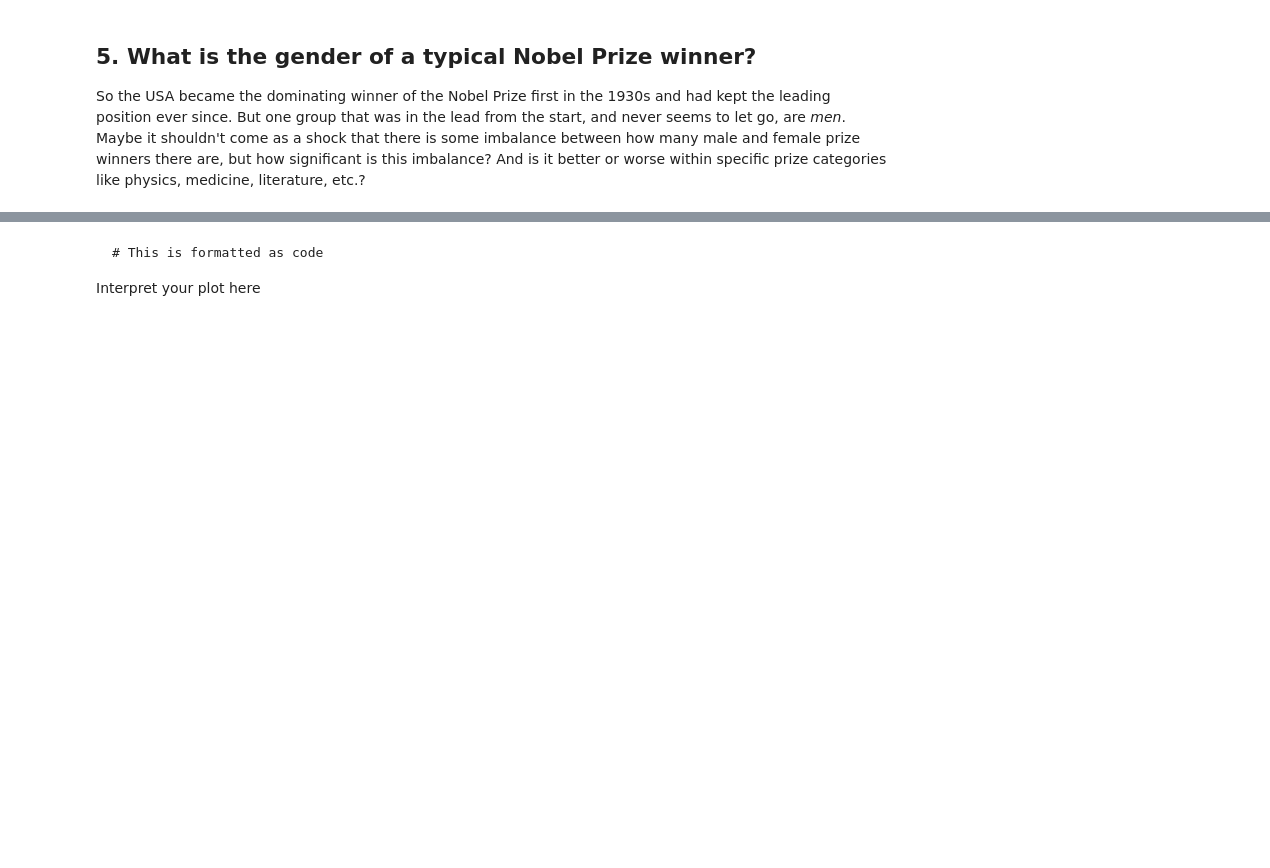
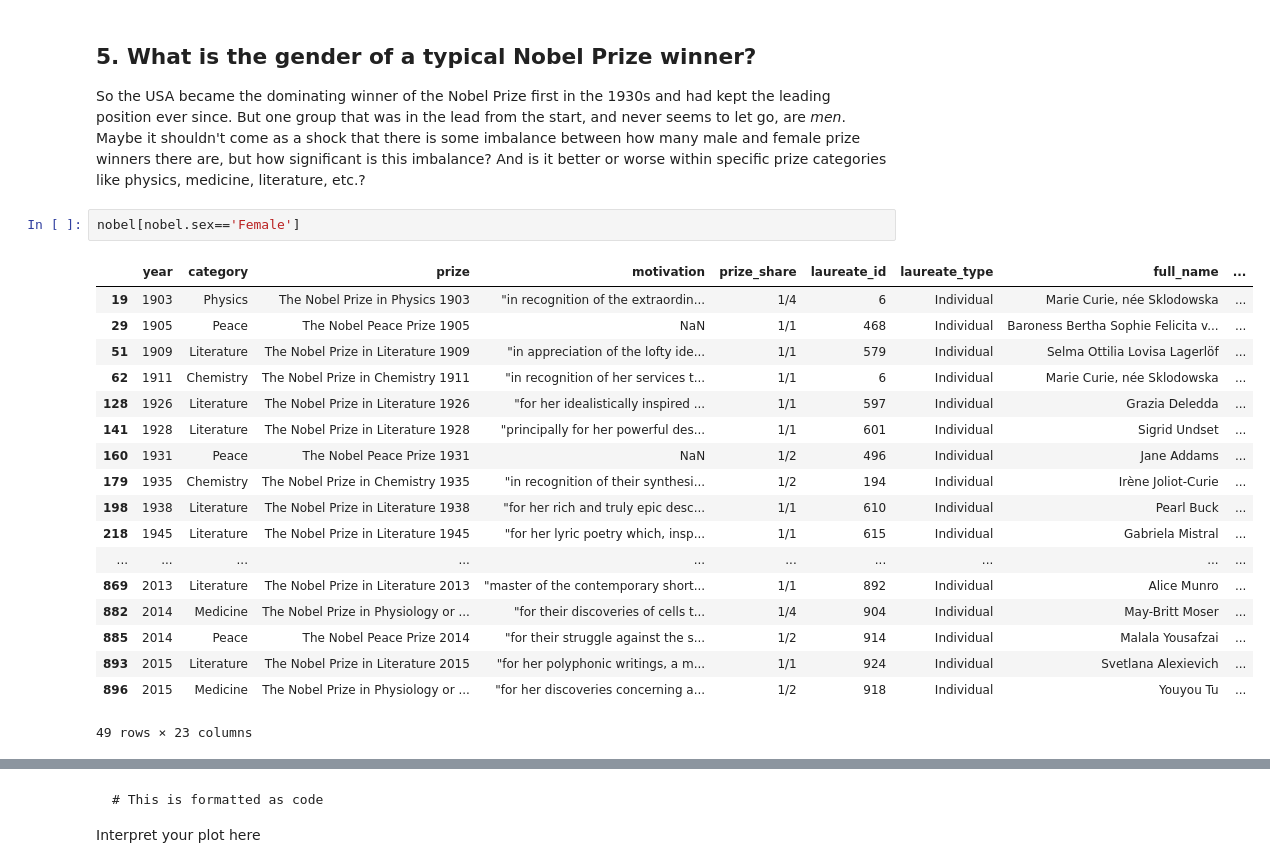
Before and after one commit to boitshepo97/nobel-prize-winners, a Jupyter notebook: nobelprizewinners.ipynb, the cells around one changed output, grey strips where cells are left out. Drawn from its saved outputs; the diff is of its cells as text; blank space fills up the shorter version.

```diff
--- a/nobelprizewinners.ipynb
+++ b/nobelprizewinners.ipynb
@@ -139,5 +139,26 @@ What can you conclude from the graph?
 # %% [markdown]
 ## 5. What is the gender of a typical Nobel Prize winner?
 <p>So the USA became the dominating winner of the Nobel Prize first in the 1930s and had kept the leading position ever since. But one group that was in the lead from the start, and never seems to let go, are <em>men</em>. Maybe it shouldn't come as a shock that there is some imbalance between how many male and female prize winners there are, but how significant is this imbalance? And is it better or worse within specific prize categories like physics, medicine, literature, etc.?</p>
+# %%
+nobel[nobel.sex=='Female']
+# %% [output]
+|  | year | category | prize | motivation | prize_share | laureate_id | laureate_type | full_name | ... |
+| 19 | 1903 | Physics | The Nobel Prize in Physics 1903 | "in recognition of the extraordin... | 1/4 | 6 | Individual | Marie Curie, née Sklodowska | ... |
+| 29 | 1905 | Peace | The Nobel Peace Prize 1905 | NaN | 1/1 | 468 | Individual | Baroness Bertha Sophie Felicita v... | ... |
+| 51 | 1909 | Literature | The Nobel Prize in Literature 1909 | "in appreciation of the lofty ide... | 1/1 | 579 | Individual | Selma Ottilia Lovisa Lagerlöf | ... |
+| 62 | 1911 | Chemistry | The Nobel Prize in Chemistry 1911 | "in recognition of her services t... | 1/1 | 6 | Individual | Marie Curie, née Sklodowska | ... |
+| 128 | 1926 | Literature | The Nobel Prize in Literature 1926 | "for her idealistically inspired ... | 1/1 | 597 | Individual | Grazia Deledda | ... |
+| 141 | 1928 | Literature | The Nobel Prize in Literature 1928 | "principally for her powerful des... | 1/1 | 601 | Individual | Sigrid Undset | ... |
+| 160 | 1931 | Peace | The Nobel Peace Prize 1931 | NaN | 1/2 | 496 | Individual | Jane Addams | ... |
+| 179 | 1935 | Chemistry | The Nobel Prize in Chemistry 1935 | "in recognition of their synthesi... | 1/2 | 194 | Individual | Irène Joliot-Curie | ... |
+| 198 | 1938 | Literature | The Nobel Prize in Literature 1938 | "for her rich and truly epic desc... | 1/1 | 610 | Individual | Pearl Buck | ... |
+| 218 | 1945 | Literature | The Nobel Prize in Literature 1945 | "for her lyric poetry which, insp... | 1/1 | 615 | Individual | Gabriela Mistral | ... |
+| ... | ... | ... | ... | ... | ... | ... | ... | ... | ... |
+| 869 | 2013 | Literature | The Nobel Prize in Literature 2013 | "master of the contemporary short... | 1/1 | 892 | Individual | Alice Munro | ... |
+| 882 | 2014 | Medicine | The Nobel Prize in Physiology or ... | "for their discoveries of cells t... | 1/4 | 904 | Individual | May-Britt Moser | ... |
+| 885 | 2014 | Peace | The Nobel Peace Prize 2014 | "for their struggle against the s... | 1/2 | 914 | Individual | Malala Yousafzai | ... |
+| 893 | 2015 | Literature | The Nobel Prize in Literature 2015 | "for her polyphonic writings, a m... | 1/1 | 924 | Individual | Svetlana Alexievich | ... |
+| 896 | 2015 | Medicine | The Nobel Prize in Physiology or ... | "for her discoveries concerning a... | 1/2 | 918 | Individual | Youyou Tu | ... |
+49 rows × 23 columns
 # %%
 # Calculating the proportion of female laureates per decade
```
Also changed, not shown: parts of 7 cells of this notebook.
